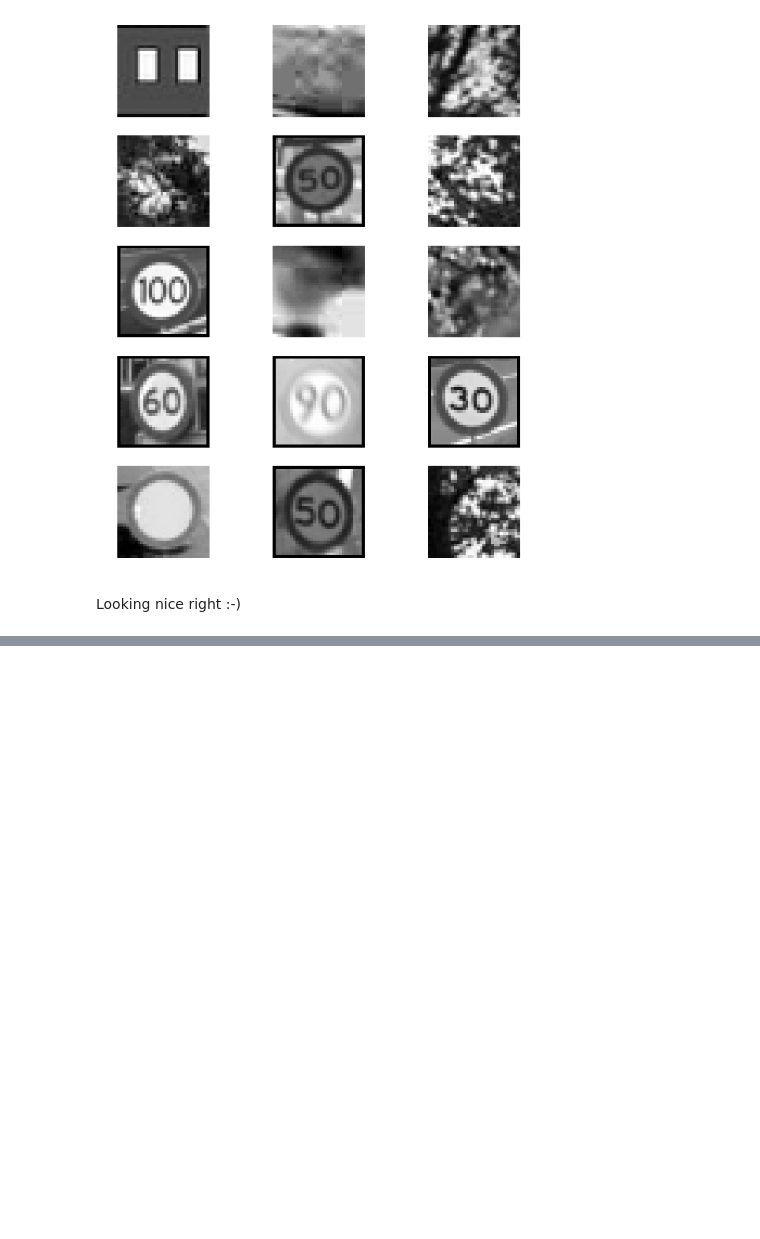
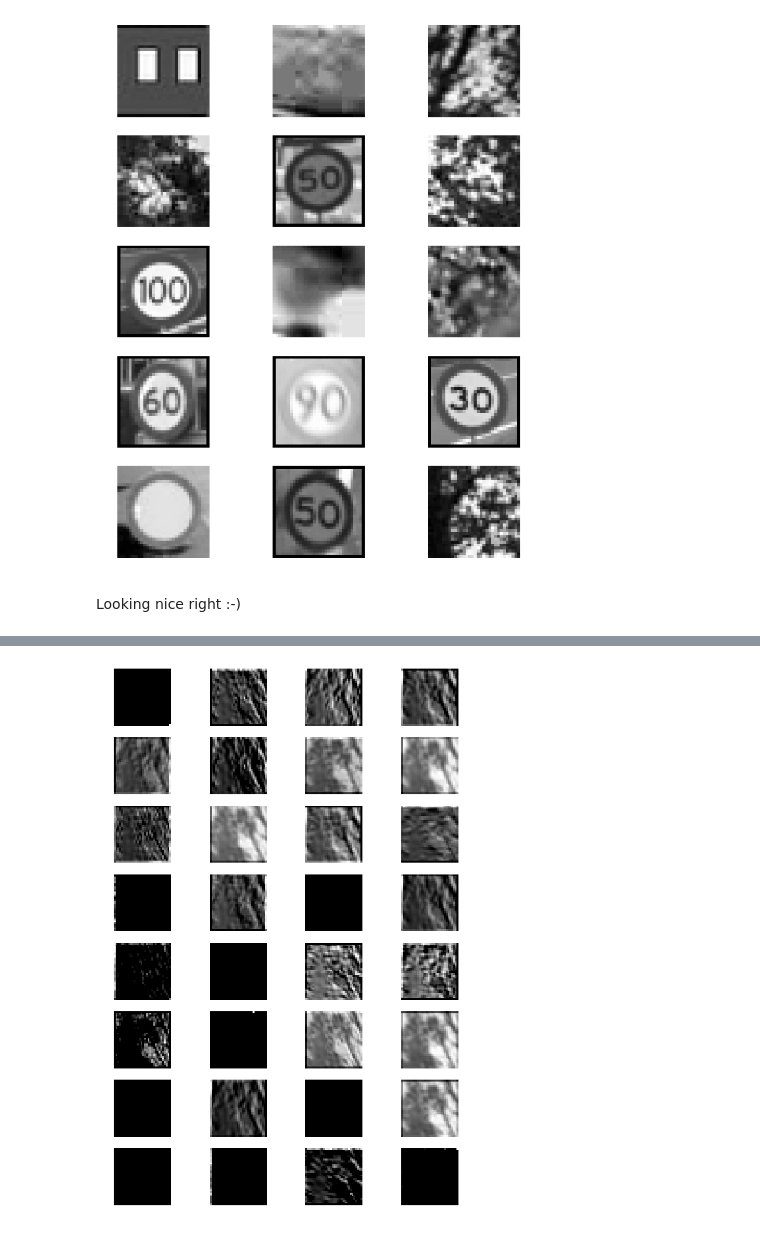
Before and after one commit to GaetanGiraud/GaetanGiraud.github.io, a Jupyter notebook: AI/CNN/tf-recognition.ipynb, the cells around one changed output, grey strips where cells are left out. Drawn from its saved outputs; the diff is of its cells as text; code cells hidden in the pictures; blank space fills up the shorter version.

```diff
--- a/AI/CNN/tf-recognition.ipynb
+++ b/AI/CNN/tf-recognition.ipynb
@@ -252,0 +452,30 @@ Looking nice right :-)
+# %%
+# We build a new model with the activations of the old model first layer
+# This model is truncated after the first layer. We load the weights of the old model, no training requested !
+
+model2 = Sequential()
+model2.add(Conv2D(32, (3, 3), input_shape=(32, 32, 1), weights=model.layers[0].get_weights()
+                 , padding='same', activation='relu', kernel_constraint=maxnorm(3)))
+
+activations = model2.predict(X_test)
+# %%
+# utility for printing out the activation map of a picture
+def printActivation(imageIndex):
+    # parameters for image display
+    numcols = 4
+    numrows = 8
+
+    weights = numpy.rollaxis(activations[imageIndex],2,0)
+
+    for i in range(0,32):
+        image = np.copy( weights[i])
+        plt.subplot(8, 4, 1 + i) # nrows, ncols, plot_number
+        plt.axis('off')
+        plt.imshow(toimage(image), cmap=plt.cm.gray)
+
+    plt.show()
+# %%
+# print the activation for a background picture
+printActivation(0)
+# %% [output]
+[figure, added]
```
Also changed, not shown: parts of 25 cells of this notebook, 1 other file.
